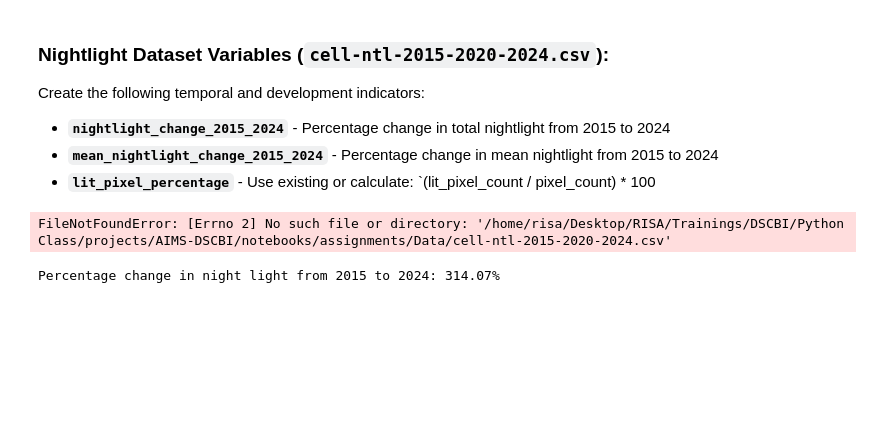
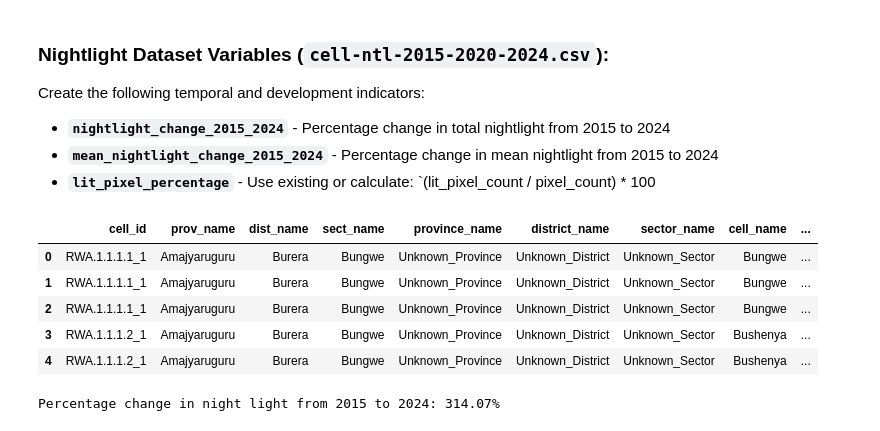
Before and after one commit to pk-dscbi/AIMS-DSCBI, a Jupyter notebook: notebooks/assignments/assignment-2.ipynb, the cells around one changed output. Cells and saved outputs as stored; diff of their text form; code cells hidden in the pictures; blank space fills up the shorter version.

```diff
--- a/notebooks/assignments/assignment-2.ipynb
+++ b/notebooks/assignments/assignment-2.ipynb
@@ -53,7 +53,7 @@ FILE_EXCEL = DIR_DATA/"RW-Health-Data.xlsx"
 
 # Population by enumeration area (EA) for Malawi
 FILE_POP_MW = DIR_DATA/"rwa-cell-pop.csv"
-NIGHTLIGHT_DIR = DIR_DATA/"cell-ntl-2015-2020-2024 - cell-ntl-2015-2020-2024.csv"
+NIGHTLIGHT_DIR = DIR_DATA/"cell-ntl-2015-2020-2024.csv"
 # %% [markdown]
 # Part 1: Processing Excel Files
 The primary goal is to preprocess an [Excel file](https://docs.google.com/spreadsheets/d/1uvTQYS22VfXXo1Hwkm1frFx_bKkLQkcf/edit?usp=share_link&ouid=113302179168925233984&rtpof=true&sd=true) with multiple sheets into a unified CSV dataset that consolidates multiple indicators. Having all indicators in a single file at the same analytical unit (national, subnational) is more efficient than managing separate files and enables easier cross-indicator analysis.
@@ -271,12 +271,15 @@ Create the following temporal and development indicators:
 - **`mean_nightlight_change_2015_2024`** - Percentage change in mean nightlight from 2015 to 2024
 - **`lit_pixel_percentage`** - Use existing or calculate: `(lit_pixel_count / pixel_count) * 100
 # %%
-#df= pd.read_csv(NIGHTLIGHT_DIR)
-
-df = pd.read_csv("/home/risa/Desktop/RISA/Trainings/DSCBI/Python Class/projects/AIMS-DSCBI/notebooks/assignments/Data/cell-ntl-2015-2020-2024.csv")
+df= pd.read_csv(NIGHTLIGHT_DIR)
 df.head()
 # %% [output]
-FileNotFoundError: [Errno 2] No such file or directory: '/home/risa/Desktop/RISA/Trainings/DSCBI/Python Class/projects/AIMS-DSCBI/notebooks/assignments/Data/cell-ntl-2015-2020-2024.csv'
+|  | cell_id | prov_name | dist_name | sect_name | province_name | district_name | sector_name | cell_name | ... |
+| 0 | RWA.1.1.1.1_1 | Amajyaruguru | Burera | Bungwe | Unknown_Province | Unknown_District | Unknown_Sector | Bungwe | ... |
+| 1 | RWA.1.1.1.1_1 | Amajyaruguru | Burera | Bungwe | Unknown_Province | Unknown_District | Unknown_Sector | Bungwe | ... |
+| 2 | RWA.1.1.1.1_1 | Amajyaruguru | Burera | Bungwe | Unknown_Province | Unknown_District | Unknown_Sector | Bungwe | ... |
+| 3 | RWA.1.1.1.2_1 | Amajyaruguru | Burera | Bungwe | Unknown_Province | Unknown_District | Unknown_Sector | Bushenya | ... |
+| 4 | RWA.1.1.1.2_1 | Amajyaruguru | Burera | Bungwe | Unknown_Province | Unknown_District | Unknown_Sector | Bushenya | ... |
 # %%
 night_light_change_2015_2024=(df.query("year == 2024")['total_nightlight'].sum() - df.query("year == 2015")['total_nightlight'].sum()) / df.query("year == 2015")['total_nightlight'].sum()*100
 print(f"Percentage change in night light from 2015 to 2024: {night_light_change_2015_2024:.2f}%")
```
